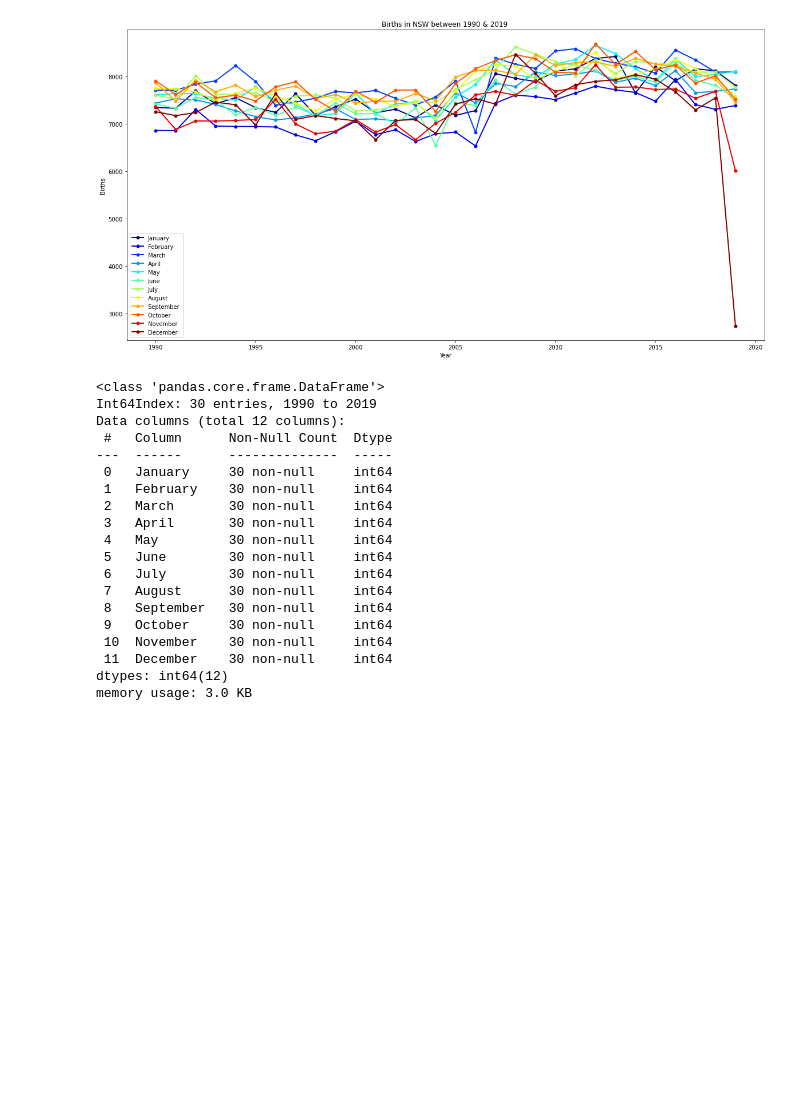
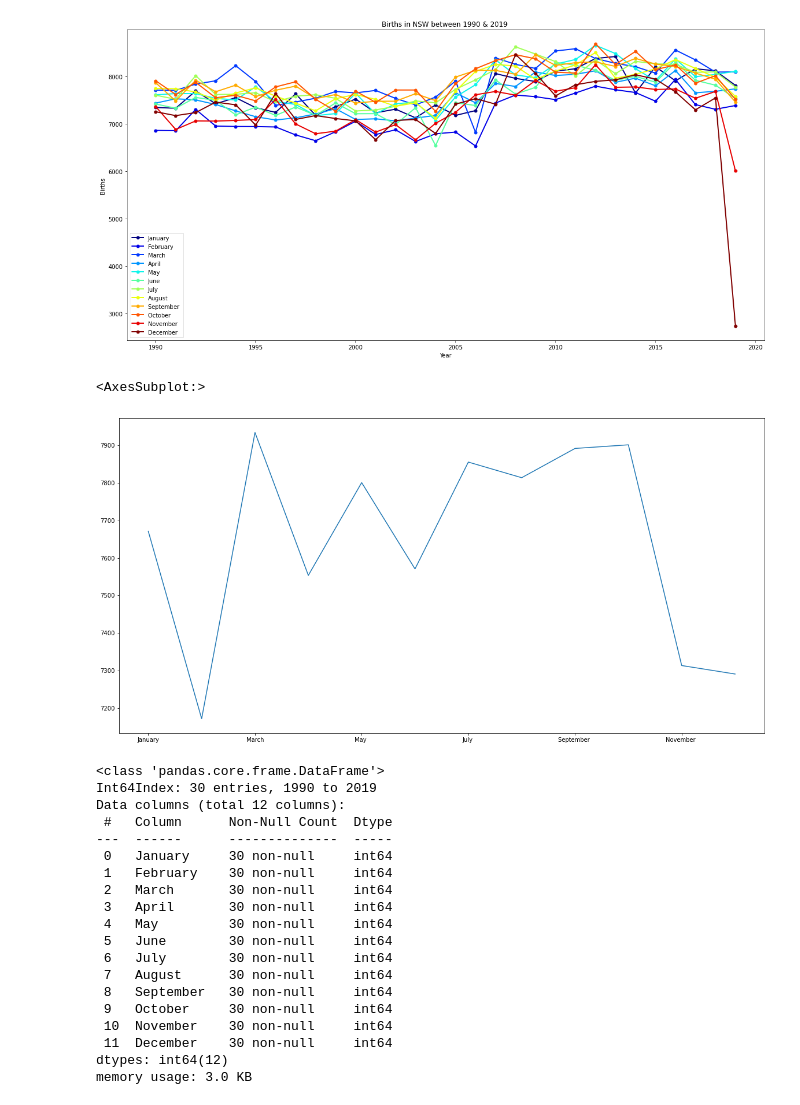
Before and after one commit to JordanLewisStudio/Data_project, a Jupyter notebook: data_project.ipynb, the cells around one changed output. Drawn from its saved outputs; the diff is of its cells as text; code cells hidden in the pictures; blank space fills up the shorter version.

```diff
--- a/data_project.ipynb
+++ b/data_project.ipynb
@@ -105,6 +161,11 @@ ax.set_ylabel("Births")
 # %% [output]
 Text(0, 0.5, 'Births')
 [figure]
+# %%
+Birth_data.mean().plot()
+# %% [output]
+<AxesSubplot:>
+[figure, added]
 # %%
 Birth_data.info()
 # %% [output]
```
Also changed, not shown: parts of 18 cells of this notebook, 2 other files.
